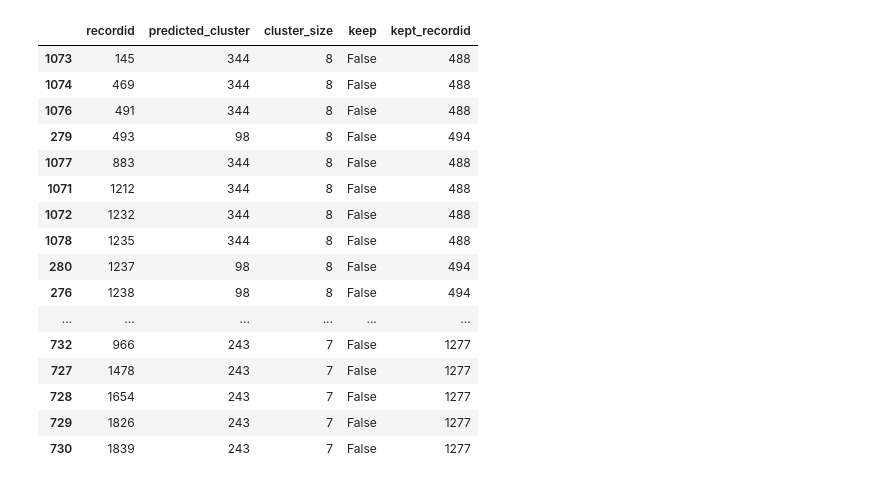
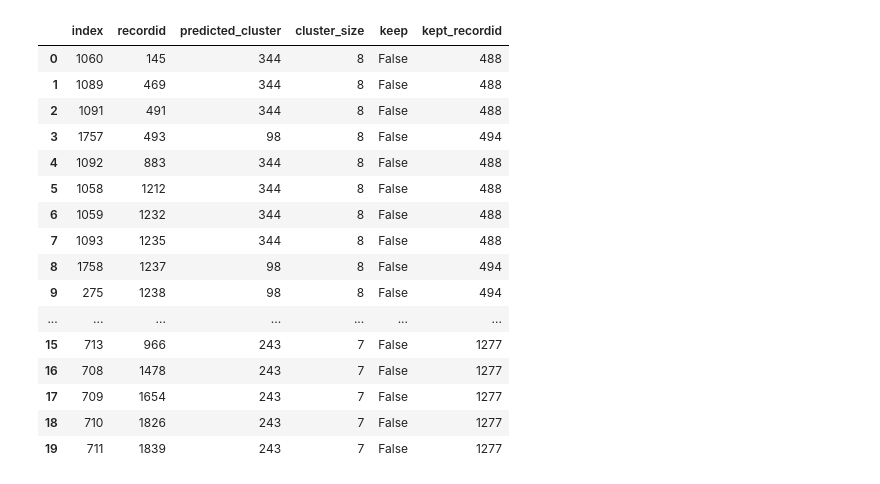
Before and after one commit to destiny-evidence/destiny-deduper, a Jupyter notebook: notebooks/Example_workflow.ipynb, the cells around one changed output. Cells and saved outputs as stored; diff of their text form; code cells hidden in the pictures.

Commit message:
Updated example workflow (paper object)

```diff
--- a/notebooks/Example_workflow.ipynb
+++ b/notebooks/Example_workflow.ipynb
@@ -206,32 +258,47 @@ Optional enrichment can backfill missing values in the kept row from other recor
 # %%
-RETENTION_STRATEGY = "prefer_doi_abstract"
-ENRICH_KEPT_RECORDS = True
+resolution = resolve_records(
+    records=papers,
+    scored_pairs=scored_pairs_df,
+    config=RecordResolutionConfig(
+        threshold=THRESHOLD,
+        strategy=RETENTION_STRATEGY,
+        enrich_kept_records=ENRICH_KEPT_RECORDS,
+    ),
+)
 
-deduplicated_df, removed_duplicates_df, decisions_df = remove_duplicates(
-    df_records=df,
-    scored_pairs=results_df,
-    threshold=THRESHOLD,
-    strategy=RETENTION_STRATEGY,
-    enrich_kept_records=ENRICH_KEPT_RECORDS,
-    probability_column="probability",
- )
+deduplicated_df = records_to_dataframe(
+    resolution.kept_records
+)
+removed_duplicates_df = records_to_dataframe(
+    resolution.removed_records
+)
+decisions_df = resolution.decisions_df
 
-print(f"Original records: {len(df):,}")
-print(f"Deduplicated records kept: {len(deduplicated_df):,}")
-print(f"Records removed as duplicates: {len(removed_duplicates_df):,}")
-print(f"Clusters with duplicates: {(decisions_df['cluster_size'] > 1).sum():,} records involved")
+duplicate_cluster_rows = decisions_df.loc[
+    decisions_df["cluster_size"] > 1
+]
+
+print(f"Original records: {len(papers):,}")
+print(f"Deduplicated records kept: {len(resolution.kept_records):,}")
+print(f"Records removed as duplicates: {len(resolution.removed_records):,}")
+print(
+    "Records involved in predicted duplicate clusters: "
+    f"{len(duplicate_cluster_rows):,}"
+)
 
 display(
-    decisions_df.loc[decisions_df["cluster_size"] > 1, [
-        "recordid",
-        "predicted_cluster",
-        "cluster_size",
-        "keep",
-        "kept_recordid",
-    ]].head(20)
- )
-
-deduplicated_df.head()
+    duplicate_cluster_rows[
+        [
+            "index",
+            "recordid",
+            "predicted_cluster",
+            "cluster_size",
+            "keep",
+            "kept_recordid",
+        ]
+    ].head(20)
+)
+display(deduplicated_df.head())
 # %% [output]
 Original records: 1,845
 Deduplicated records kept: 593
@@ -240,17 +307,17 @@ Clusters with duplicates: 1,816 records involved
-|  | recordid | predicted_cluster | cluster_size | keep | kept_recordid |
-| 1073 | 145 | 344 | 8 | False | 488 |
-| 1074 | 469 | 344 | 8 | False | 488 |
-| 1076 | 491 | 344 | 8 | False | 488 |
-| 279 | 493 | 98 | 8 | False | 494 |
-| 1077 | 883 | 344 | 8 | False | 488 |
-| 1071 | 1212 | 344 | 8 | False | 488 |
-| 1072 | 1232 | 344 | 8 | False | 488 |
-| 1078 | 1235 | 344 | 8 | False | 488 |
-| 280 | 1237 | 98 | 8 | False | 494 |
-| 276 | 1238 | 98 | 8 | False | 494 |
-| ... | ... | ... | ... | ... | ... |
-| 732 | 966 | 243 | 7 | False | 1277 |
-| 727 | 1478 | 243 | 7 | False | 1277 |
-| 728 | 1654 | 243 | 7 | False | 1277 |
-| 729 | 1826 | 243 | 7 | False | 1277 |
-| 730 | 1839 | 243 | 7 | False | 1277 |
+|  | index | recordid | predicted_cluster | cluster_size | keep | kept_recordid |
+| 0 | 1060 | 145 | 344 | 8 | False | 488 |
+| 1 | 1089 | 469 | 344 | 8 | False | 488 |
+| 2 | 1091 | 491 | 344 | 8 | False | 488 |
+| 3 | 1757 | 493 | 98 | 8 | False | 494 |
+| 4 | 1092 | 883 | 344 | 8 | False | 488 |
+| 5 | 1058 | 1212 | 344 | 8 | False | 488 |
+| 6 | 1059 | 1232 | 344 | 8 | False | 488 |
+| 7 | 1093 | 1235 | 344 | 8 | False | 488 |
+| 8 | 1758 | 1237 | 98 | 8 | False | 494 |
+| 9 | 275 | 1238 | 98 | 8 | False | 494 |
+| ... | ... | ... | ... | ... | ... | ... |
+| 15 | 713 | 966 | 243 | 7 | False | 1277 |
+| 16 | 708 | 1478 | 243 | 7 | False | 1277 |
+| 17 | 709 | 1654 | 243 | 7 | False | 1277 |
+| 18 | 710 | 1826 | 243 | 7 | False | 1277 |
+| 19 | 711 | 1839 | 243 | 7 | False | 1277 |
```
Also changed, not shown: parts of 29 cells of this notebook.
